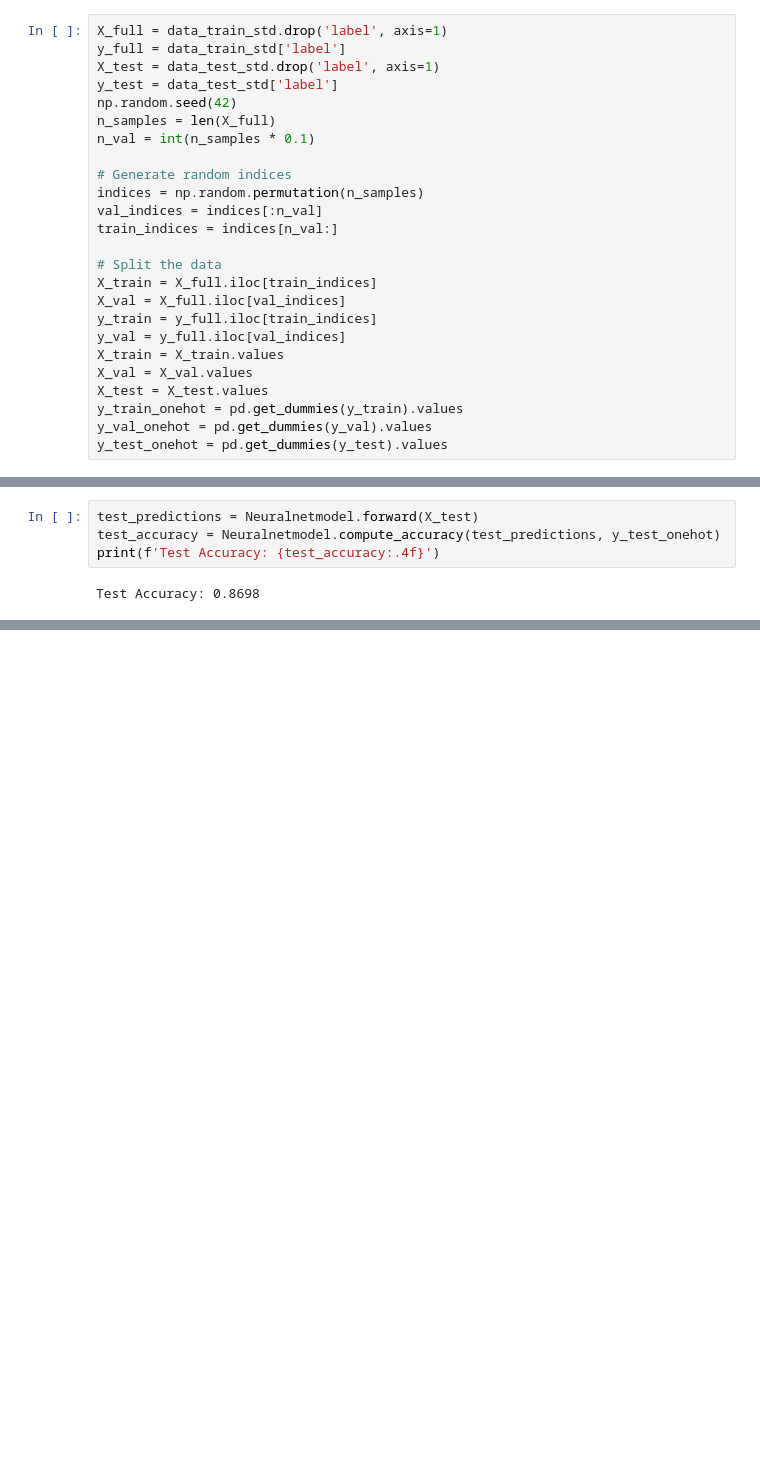
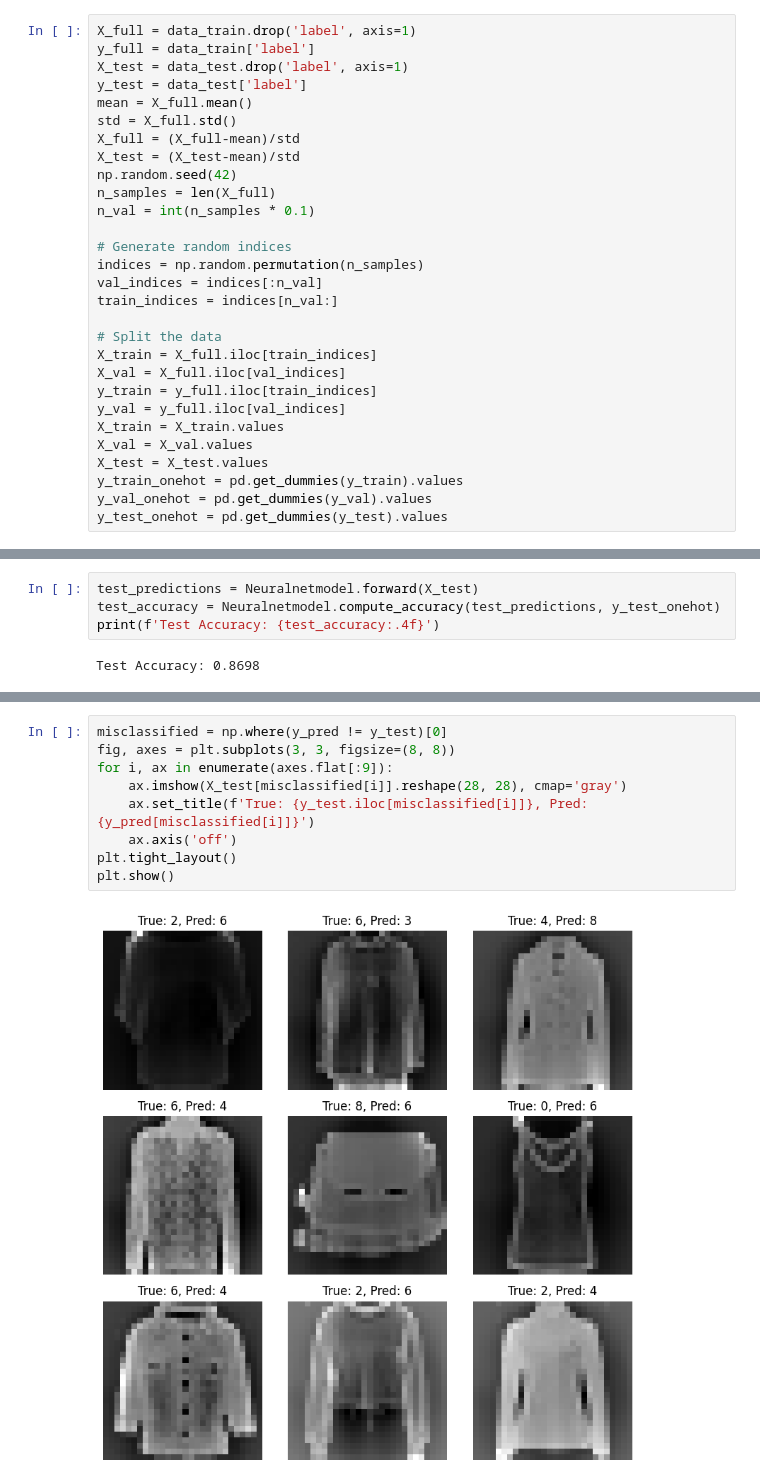
Before and after one commit to hexager/NeuralNetwork, a Jupyter notebook: NeuralNetwork.ipynb, the cells around one changed output, grey strips where cells are left out. Drawn from its saved outputs; the diff is of its cells as text; blank space fills up the shorter version.

Commit message:
added visualizations

```diff
--- a/NeuralNetwork.ipynb
+++ b/NeuralNetwork.ipynb
@@ -19,8 +18,12 @@ print(data_train_std['label'].nunique())
 # %%
-X_full = data_train_std.drop('label', axis=1)
-y_full = data_train_std['label']
-X_test = data_test_std.drop('label', axis=1)
-y_test = data_test_std['label']
+X_full = data_train.drop('label', axis=1)
+y_full = data_train['label']
+X_test = data_test.drop('label', axis=1)
+y_test = data_test['label']
+mean = X_full.mean()
+std = X_full.std()
+X_full = (X_full-mean)/std
+X_test = (X_test-mean)/std
 np.random.seed(42)
 n_samples = len(X_full)
 n_val = int(n_samples * 0.1)
@@ -145,0 +168,11 @@ Test Accuracy: 0.8698
+# %%
+misclassified = np.where(y_pred != y_test)[0]
+fig, axes = plt.subplots(3, 3, figsize=(8, 8))
+for i, ax in enumerate(axes.flat[:9]):
+    ax.imshow(X_test[misclassified[i]].reshape(28, 28), cmap='gray')
+    ax.set_title(f'True: {y_test.iloc[misclassified[i]]}, Pred: {y_pred[misclassified[i]]}')
+    ax.axis('off')
+plt.tight_layout()
+plt.show()
+# %% [output]
+[figure, added]
```
Also changed, not shown: parts of 13 cells of this notebook.
